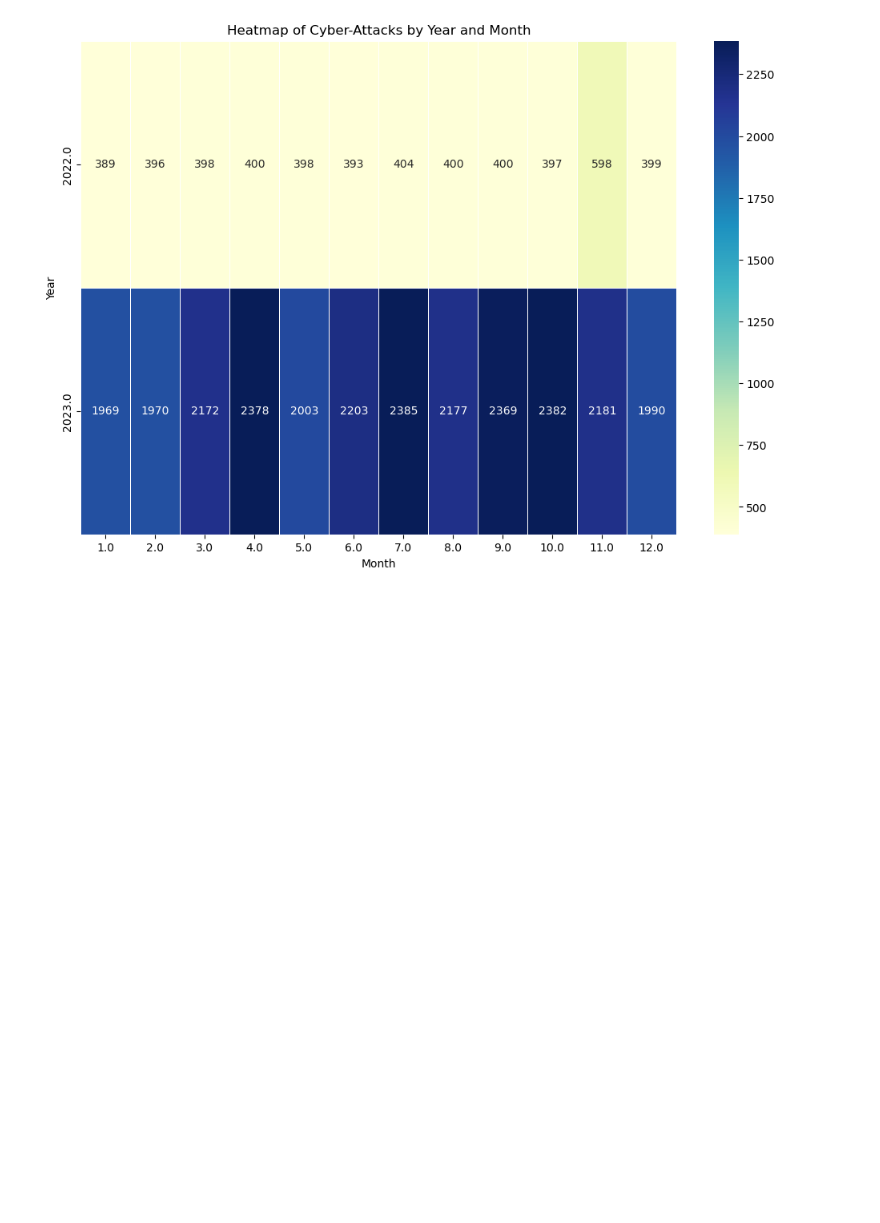
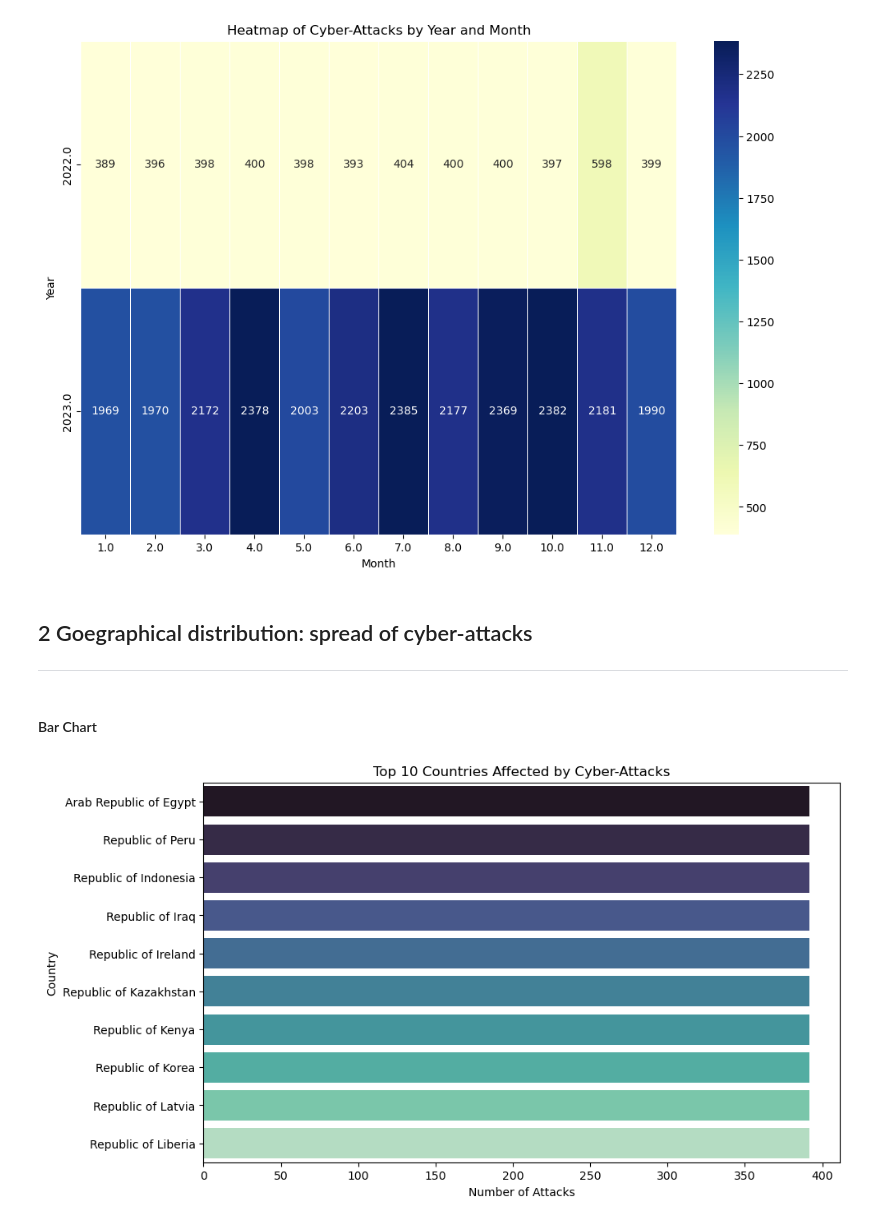
Before and after one commit to hugcamrom/PFDA-project, a Jupyter notebook: notebooks/cybercrime-visual-analysis.ipynb, the cells around one changed output. Saved outputs shown, nothing was run; the diff lists cells and outputs as text; code cells hidden in the pictures; blank space fills up the shorter version.

Commit message:
top ten countries

```diff
--- a/notebooks/cybercrime-visual-analysis.ipynb
+++ b/notebooks/cybercrime-visual-analysis.ipynb
@@ -128,3 +128,31 @@ else:
     print("The required 'year' or 'month' column is missing.")
 # %% [output]
 [figure]
+# %% [markdown]
+## 2 Goegraphical distribution: spread of cyber-attacks
+***
+# %% [markdown]
+#### Bar Chart
+# %%
+# Geographical analysis: Top 10 countries affected
+if 'country' in df.columns:
+    top_countries = df['country'].value_counts().head(10)
+
+    # Create a DataFrame for plotting
+    top_countries_df = pd.DataFrame({
+        'Country': top_countries.index,
+        'Attacks': top_countries.values
+    })
+
+    # Bar chart
+    plt.figure(figsize=(10, 6))
+    sns.barplot(data=top_countries_df, x='Attacks', y='Country', palette='mako', hue='Country', dodge=False, legend=False)
+    plt.title("Top 10 Countries Affected by Cyber-Attacks")
+    plt.xlabel("Number of Attacks")
+    plt.ylabel("Country")
+    plt.legend([], [], frameon=False)  # Remove legend if not needed
+    plt.show()
+else:
+    print("The 'country' column is missing in the dataset.")
+# %% [output]
+[figure, added]
```
